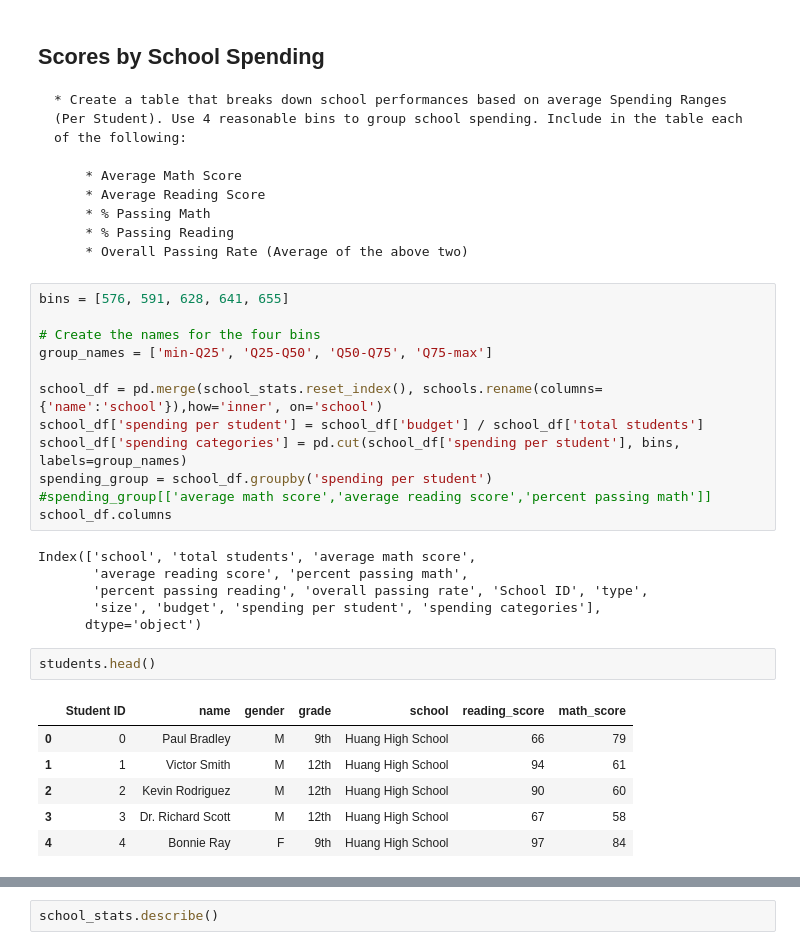
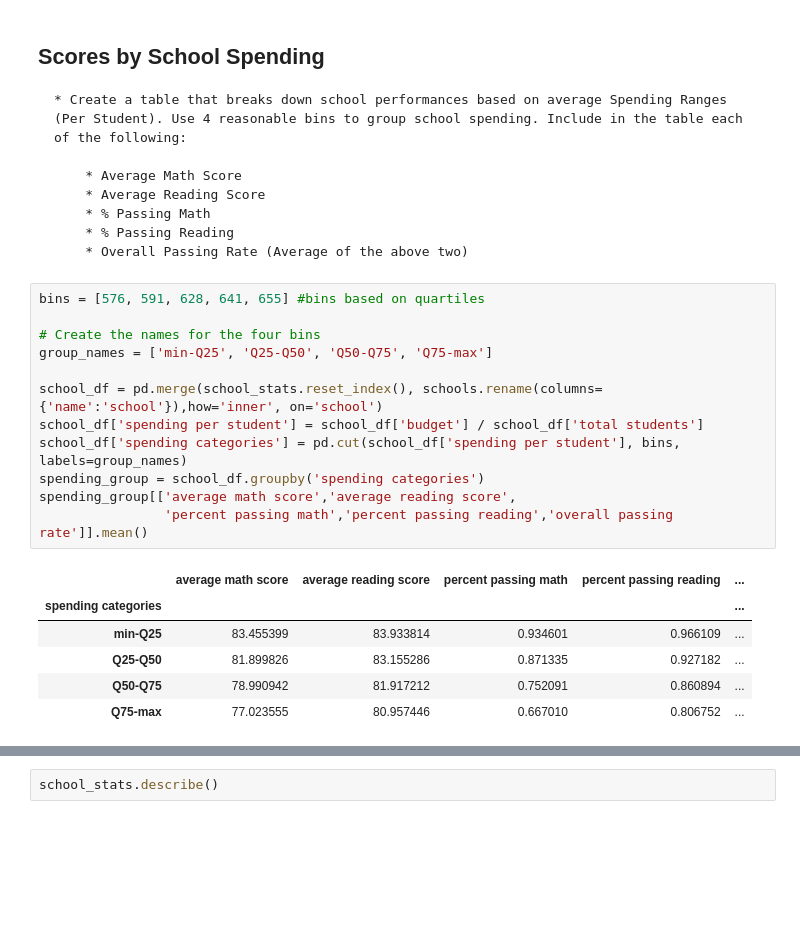
Before and after one commit to coreyclip/Pandas-Box, a Jupyter notebook: AcademyPy.ipynb, the cells around one changed output, grey strips where cells are left out. Cells and saved outputs as stored; diff of their text form; blank space fills up the shorter version.

```diff
--- a/AcademyPy.ipynb
+++ b/AcademyPy.ipynb
@@ -287,29 +287,21 @@ pd.DataFrame(grade_groups['reading_score'].mean().rename('Average Reading Scores
 		* % Passing Reading
 		* Overall Passing Rate (Average of the above two)
 # %%
-bins = [576, 591, 628, 641, 655]
+bins = [576, 591, 628, 641, 655] #bins based on quartiles
 
 # Create the names for the four bins
 group_names = ['min-Q25', 'Q25-Q50', 'Q50-Q75', 'Q75-max']
 
 school_df = pd.merge(school_stats.reset_index(), schools.rename(columns={'name':'school'}),how='inner', on='school')
 school_df['spending per student'] = school_df['budget'] / school_df['total students']
 school_df['spending categories'] = pd.cut(school_df['spending per student'], bins, labels=group_names)
-spending_group = school_df.groupby('spending per student')
-#spending_group[['average math score','average reading score','percent passing math']]
-school_df.columns
+spending_group = school_df.groupby('spending categories')
+spending_group[['average math score','average reading score',
+                'percent passing math','percent passing reading','overall passing rate']].mean()
 # %% [output]
-Index(['school', 'total students', 'average math score',
-       'average reading score', 'percent passing math',
-       'percent passing reading', 'overall passing rate', 'School ID', 'type',
-       'size', 'budget', 'spending per student', 'spending categories'],
-      dtype='object')
+|  | average math score | average reading score | percent passing math | percent passing reading | ... |
+| spending categories |  |  |  |  | ... |
+| min-Q25 | 83.455399 | 83.933814 | 0.934601 | 0.966109 | ... |
+| Q25-Q50 | 81.899826 | 83.155286 | 0.871335 | 0.927182 | ... |
+| Q50-Q75 | 78.990942 | 81.917212 | 0.752091 | 0.860894 | ... |
+| Q75-max | 77.023555 | 80.957446 | 0.667010 | 0.806752 | ... |
-# %%
-students.head()
-# %% [output]
-|  | Student ID | name | gender | grade | school | reading_score | math_score |
-| 0 | 0 | Paul Bradley | M | 9th | Huang High School | 66 | 79 |
-| 1 | 1 | Victor Smith | M | 12th | Huang High School | 94 | 61 |
-| 2 | 2 | Kevin Rodriguez | M | 12th | Huang High School | 90 | 60 |
-| 3 | 3 | Dr. Richard Scott | M | 12th | Huang High School | 67 | 58 |
-| 4 | 4 | Bonnie Ray | F | 9th | Huang High School | 97 | 84 |
```
Also changed, not shown: parts of 4 cells of this notebook.
